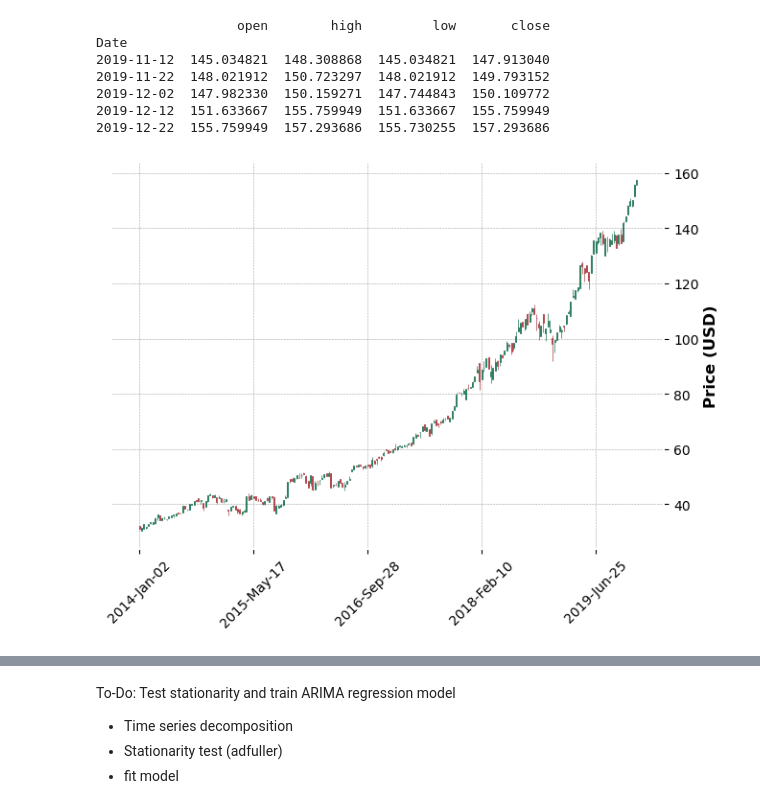
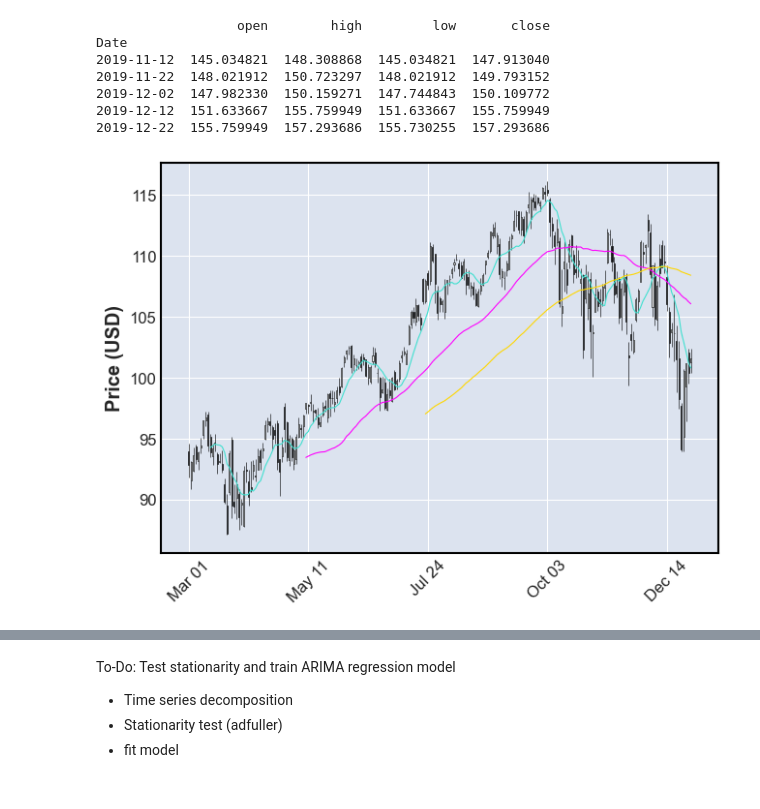
Before and after one commit to yepterence/Stock-Analysis, a Jupyter notebook: Stock-data-exploration.ipynb, the cells around one changed output, grey strips where cells are left out. Drawn from its saved outputs; the diff is of its cells as text; code cells hidden in the pictures.

Commit message:
Added moving averages to ohlc plot, created acf and pacf plots for train data, and tried to fit the train data into an auto arima model. Rough work, needs improvement

```diff
--- a/Stock-data-exploration.ipynb
+++ b/Stock-data-exploration.ipynb
@@ -169,11 +170,18 @@ Date
 2019-12-12  151.633667  155.759949  151.633667  155.759949
 2019-12-22  155.759949  157.293686  155.730255  157.293686
 # %%
-mpf.plot(
-    df_ohlc,
-    type='candlestick',
-    style='charles',
-    ylabel='Price (USD)')
+# Last two quarters of the year 2018
+fig = mpf.plot(full_msft_df['2018-03-01':'2018-12-31'],
+         type='candle',
+         mav=(10,50,100),
+         ylabel='Price (USD)'
+         )
+
+# mpf.plot(
+#     df_ohlc,
+#     type='candlestick',
+#     style='charles',
+#     ylabel='Price (USD)')
 # increase size of chart, zoom function?
 # %% [output]
-[figure, old version]
+[figure, new version]
```
Also changed, not shown: parts of 7 cells of this notebook.
